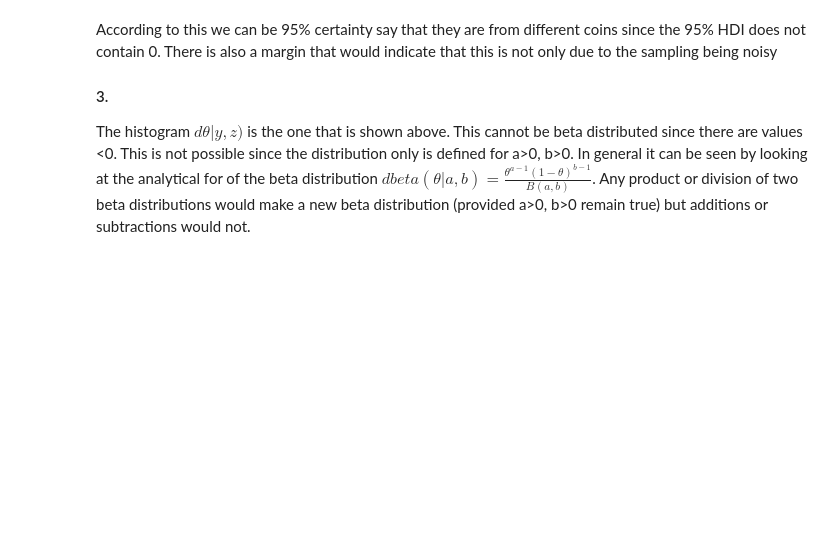
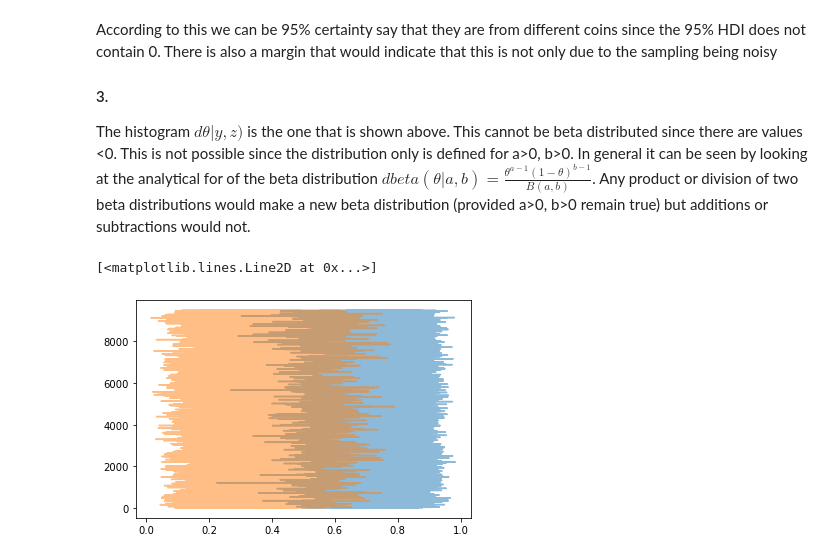
Before and after one commit to Sandell91/Bayesian2019, a Jupyter notebook: Assign4.ipynb, the cells around one changed output. Saved outputs shown, nothing was run; the diff lists cells and outputs as text; code cells hidden in the pictures; blank space fills up the shorter version.

```diff
--- a/Assign4.ipynb
+++ b/Assign4.ipynb
@@ -390,3 +400,9 @@ According to this we can be 95% certainty say that they are from different coins
 
 #### 3.
 The histogram $d\theta|y,z)$ is the one that is shown above. This cannot be beta distributed since there are values <0. This is not possible since the distribution only is defined for a>0, b>0. In general it can be seen by looking at the analytical for of the beta distribution $dbeta(\theta|a,b)=\frac{\theta^{a-1}(1-\theta)^{b-1}}{B(a,b)}$. Any product or division of two beta distributions would make a new beta distribution (provided a>0, b>0 remain true) but additions or subtractions would not.
+# %%
+plot(ThetaY, np.arange(0,len(ThetaY)),alpha=.5)
+plot(ThetaZ, np.arange(0,len(ThetaZ)),alpha=.5)
+# %% [output]
+[<matplotlib.lines.Line2D at 0x...>]
+[figure, added]
```
Also changed, not shown: parts of 15 cells of this notebook, 6 other files.
